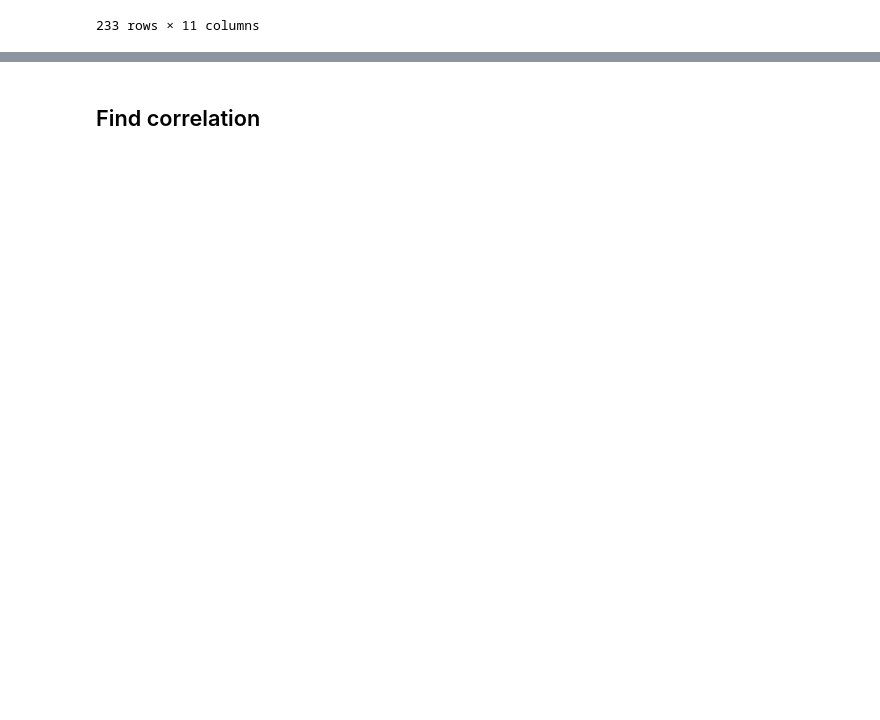
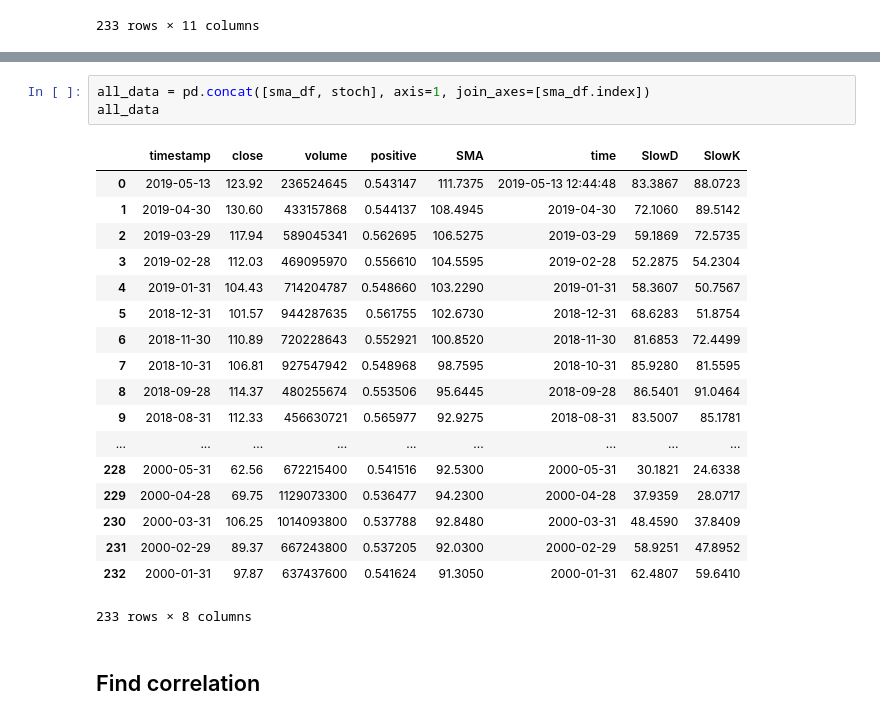
Before and after one commit to thu2pham/StockForecasting, a Jupyter notebook: event_based_forecasting.ipynb, the cells around one changed output, grey strips where cells are left out. Saved outputs shown, nothing was run; the diff lists cells and outputs as text; blank space fills up the shorter version.

```diff
--- a/event_based_forecasting.ipynb
+++ b/event_based_forecasting.ipynb
@@ -271,3 +277,25 @@ sma_df
+# %%
+all_data = pd.concat([sma_df, stoch], axis=1, join_axes=[sma_df.index])
+all_data
+# %% [output]
+|  | timestamp | close | volume | positive | SMA | time | SlowD | SlowK |
+| 0 | 2019-05-13 | 123.92 | 236524645 | 0.543147 | 111.7375 | 2019-05-13 12:44:48 | 83.3867 | 88.0723 |
+| 1 | 2019-04-30 | 130.60 | 433157868 | 0.544137 | 108.4945 | 2019-04-30 | 72.1060 | 89.5142 |
+| 2 | 2019-03-29 | 117.94 | 589045341 | 0.562695 | 106.5275 | 2019-03-29 | 59.1869 | 72.5735 |
+| 3 | 2019-02-28 | 112.03 | 469095970 | 0.556610 | 104.5595 | 2019-02-28 | 52.2875 | 54.2304 |
+| 4 | 2019-01-31 | 104.43 | 714204787 | 0.548660 | 103.2290 | 2019-01-31 | 58.3607 | 50.7567 |
+| 5 | 2018-12-31 | 101.57 | 944287635 | 0.561755 | 102.6730 | 2018-12-31 | 68.6283 | 51.8754 |
+| 6 | 2018-11-30 | 110.89 | 720228643 | 0.552921 | 100.8520 | 2018-11-30 | 81.6853 | 72.4499 |
+| 7 | 2018-10-31 | 106.81 | 927547942 | 0.548968 | 98.7595 | 2018-10-31 | 85.9280 | 81.5595 |
+| 8 | 2018-09-28 | 114.37 | 480255674 | 0.553506 | 95.6445 | 2018-09-28 | 86.5401 | 91.0464 |
+| 9 | 2018-08-31 | 112.33 | 456630721 | 0.565977 | 92.9275 | 2018-08-31 | 83.5007 | 85.1781 |
+| ... | ... | ... | ... | ... | ... | ... | ... | ... |
+| 228 | 2000-05-31 | 62.56 | 672215400 | 0.541516 | 92.5300 | 2000-05-31 | 30.1821 | 24.6338 |
+| 229 | 2000-04-28 | 69.75 | 1129073300 | 0.536477 | 94.2300 | 2000-04-28 | 37.9359 | 28.0717 |
+| 230 | 2000-03-31 | 106.25 | 1014093800 | 0.537788 | 92.8480 | 2000-03-31 | 48.4590 | 37.8409 |
+| 231 | 2000-02-29 | 89.37 | 667243800 | 0.537205 | 92.0300 | 2000-02-29 | 58.9251 | 47.8952 |
+| 232 | 2000-01-31 | 97.87 | 637437600 | 0.541624 | 91.3050 | 2000-01-31 | 62.4807 | 59.6410 |
+233 rows × 8 columns
 # %% [markdown]
 ## Find correlation
 # %%
```
Also changed, not shown: parts of 3 cells of this notebook.
